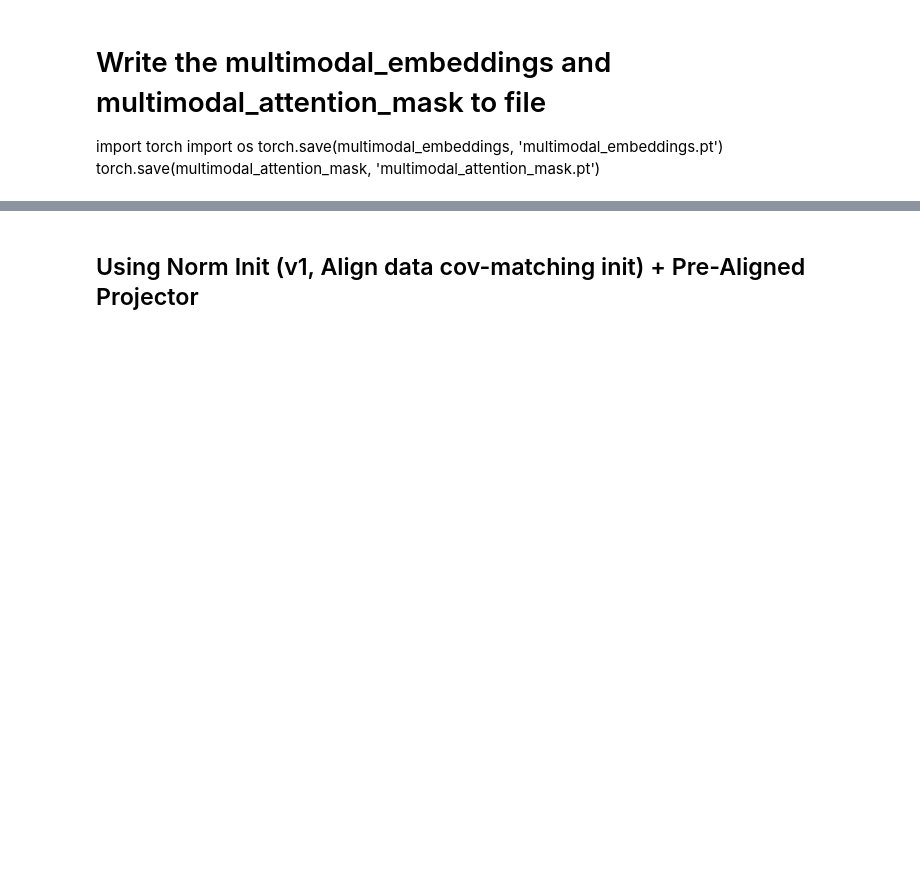
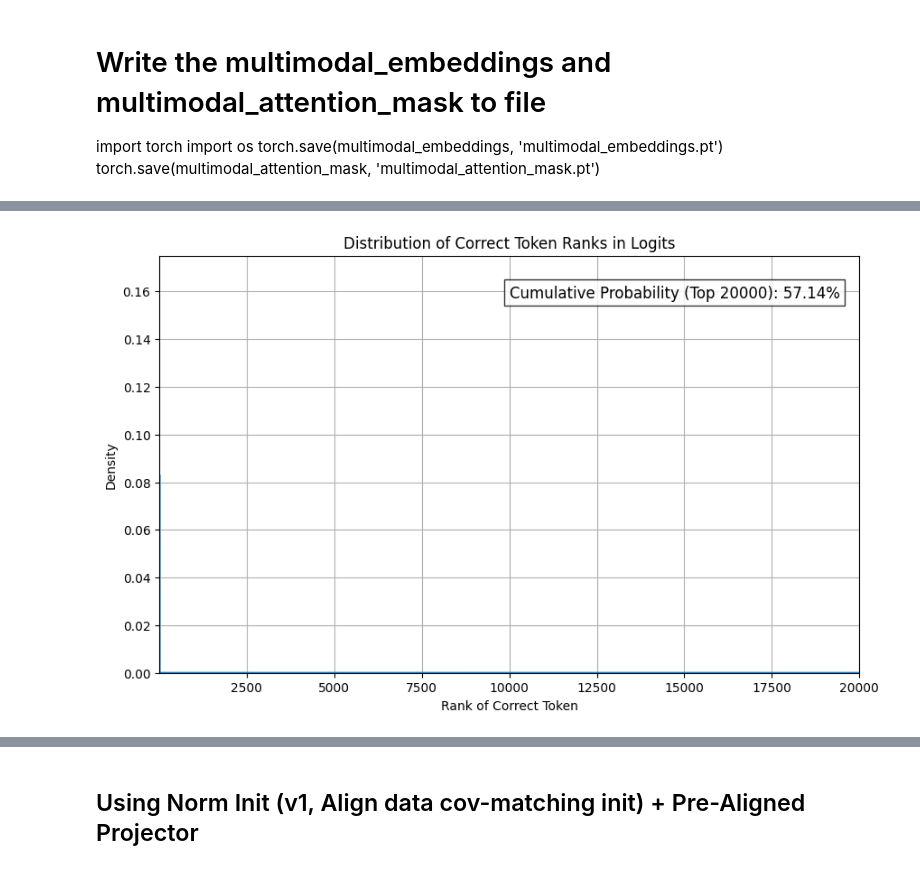
Before and after one commit to shikhar-srivastava/vlm-evaluation, a Jupyter notebook: analyze_vl_injection_corrected_forward.ipynb, the cells around one changed output, grey strips where cells are left out. Drawn from its saved outputs; the diff is of its cells as text; code cells hidden in the pictures; blank space fills up the shorter version.

```diff
--- a/analyze_vl_injection_corrected_forward.ipynb
+++ b/analyze_vl_injection_corrected_forward.ipynb
@@ -1272,0 +1302,4 @@ def plot_correct_token_rank_distribution(output, fused_labels, top_n=10):
+# %%
+plot_correct_token_rank_distribution(output, fused_labels, top_n=20000)
+# %% [output]
+[figure, added]
```
Also changed, not shown: parts of 28 cells of this notebook, 1 other file.
